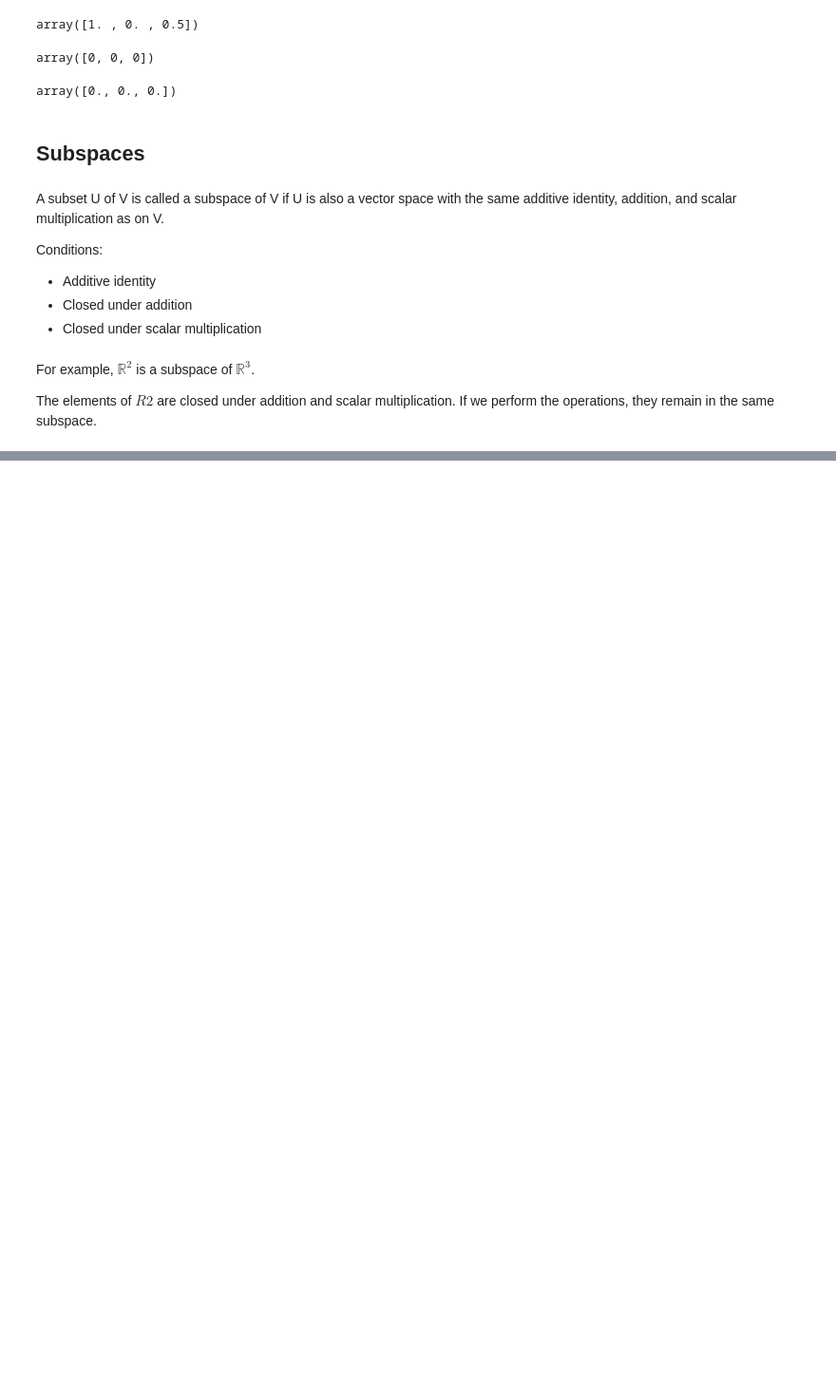
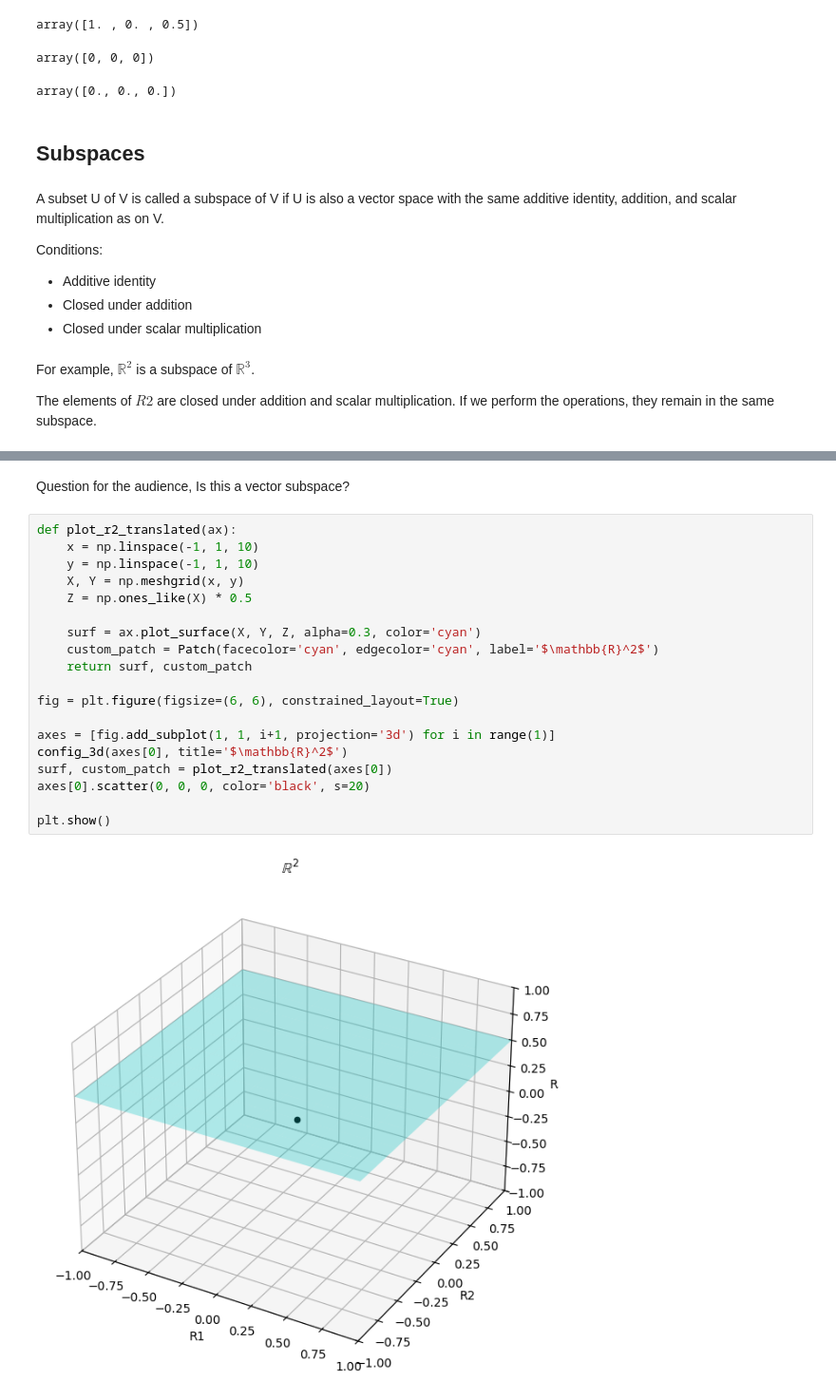
Before and after one commit to GabrielCabas/ML_Course, a Jupyter notebook: unidad_0/linear_algebra.ipynb, the cells around one changed output, grey strips where cells are left out. Shown at 95% size. Cells and saved outputs as stored; diff of their text form; blank space fills up the shorter version.

```diff
--- a/unidad_0/linear_algebra.ipynb
+++ b/unidad_0/linear_algebra.ipynb
@@ -255,3 +259,26 @@ config_3d(axes[3], title=f'$\lambda = {lam}$')
 plt.show()
 # %% [output]
 [figure]
+# %% [markdown]
+Question for the audience, Is this a vector subspace?
+# %%
+def plot_r2_translated(ax):
+    x = np.linspace(-1, 1, 10)
+    y = np.linspace(-1, 1, 10)
+    X, Y = np.meshgrid(x, y)
+    Z = np.ones_like(X) * 0.5
+
+    surf = ax.plot_surface(X, Y, Z, alpha=0.3, color='cyan')
+    custom_patch = Patch(facecolor='cyan', edgecolor='cyan', label='$\mathbb{R}^2$')
+    return surf, custom_patch
+
+fig = plt.figure(figsize=(6, 6), constrained_layout=True)
+
+axes = [fig.add_subplot(1, 1, i+1, projection='3d') for i in range(1)]
+config_3d(axes[0], title='$\mathbb{R}^2$')
+surf, custom_patch = plot_r2_translated(axes[0])
+axes[0].scatter(0, 0, 0, color='black', s=20)
+
+plt.show()
+# %% [output]
+[figure, added]
```
Also changed, not shown: parts of 1 cell of this notebook.
